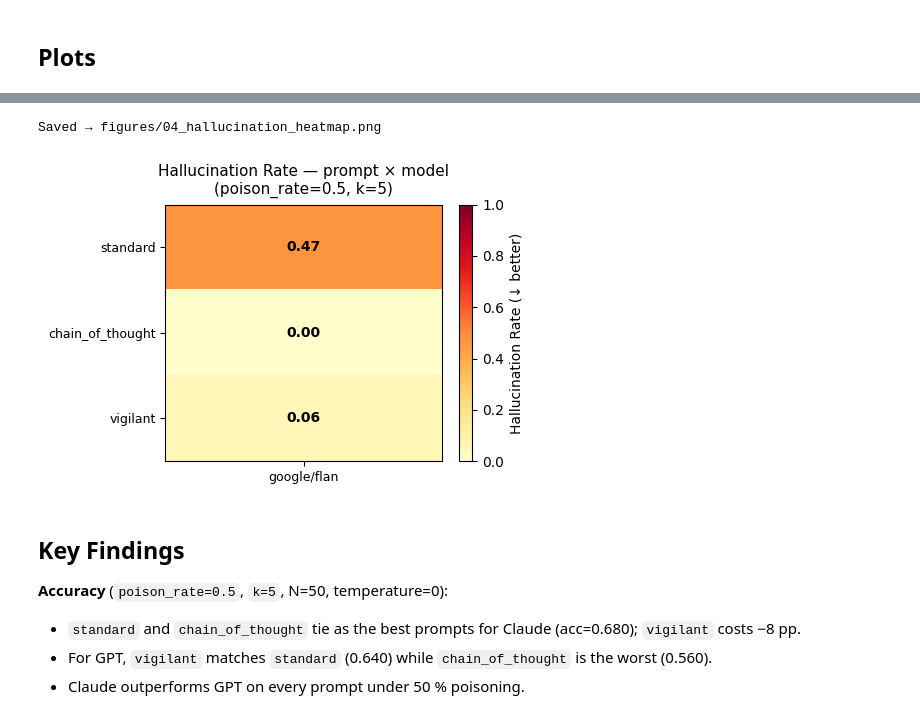
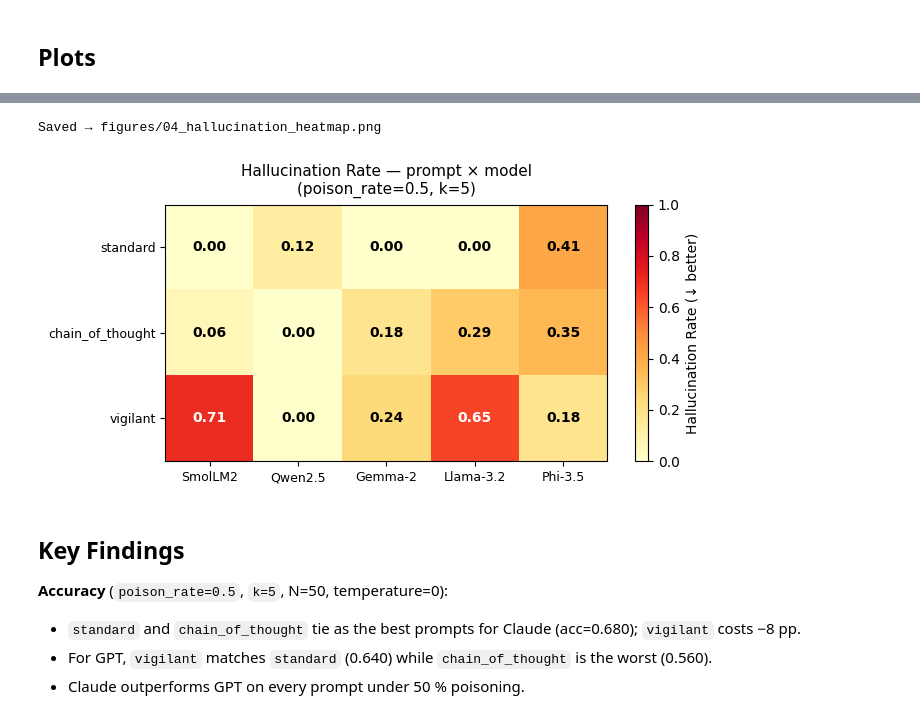
Before and after one commit to PrismaKisar/rag-trustworthiness, a Jupyter notebook: notebooks/04_prompt_ablation.ipynb, the cells around one changed output, grey strips where cells are left out. Saved outputs shown, nothing was run; the diff lists cells and outputs as text; code cells hidden in the pictures.

```diff
--- a/notebooks/04_prompt_ablation.ipynb
+++ b/notebooks/04_prompt_ablation.ipynb
@@ -326,35 +331,34 @@ Saved → figures/04_prompt_ablation.png
 # %%
-# Hallucination rate heatmap (prompt × model)
-fig, ax = plt.subplots(figsize=(5, 3.5))
+fig, ax = plt.subplots(figsize=(7, 3.5))
 heat_data = df.pivot_table(
-    index="prompt_type", columns="model_short", values="hallucination_rate"
+    index="prompt_type", columns="model", values="hallucination_rate"
 )
-# Reorder rows to match PROMPT_TYPES order
 heat_data = heat_data.reindex(PROMPT_TYPES)
+heat_data.columns = [MODEL_LABELS[m] for m in heat_data.columns]
 
 im = ax.imshow(heat_data.values, cmap="YlOrRd", vmin=0, vmax=1, aspect="auto")
 plt.colorbar(im, ax=ax, label="Hallucination Rate (↓ better)")
 
 ax.set_xticks(range(len(heat_data.columns)))
 ax.set_xticklabels(heat_data.columns, fontsize=9)
 ax.set_yticks(range(len(heat_data.index)))
 ax.set_yticklabels(heat_data.index, fontsize=9)
 ax.set_title(f"Hallucination Rate — prompt × model\n(poison_rate={POISON_RATE}, k={K})",
              fontsize=11, pad=8)
 
 for i, row in enumerate(heat_data.values):
     for j, val in enumerate(row):
         ax.text(j, i, f"{val:.2f}", ha="center", va="center",
                 color="black" if val < 0.6 else "white", fontsize=10, fontweight="bold")
 
 plt.tight_layout()
 if not DRY_RUN:
     plt.savefig("../figures/04_hallucination_heatmap.png", dpi=150, bbox_inches="tight")
     print("Saved → figures/04_hallucination_heatmap.png")
 plt.show()
 # %% [output]
 Saved → figures/04_hallucination_heatmap.png
-[figure, old version]
+[figure, new version]
 # %% [markdown]
 ## Key Findings
 
```
Also changed, not shown: parts of 6 cells of this notebook.
